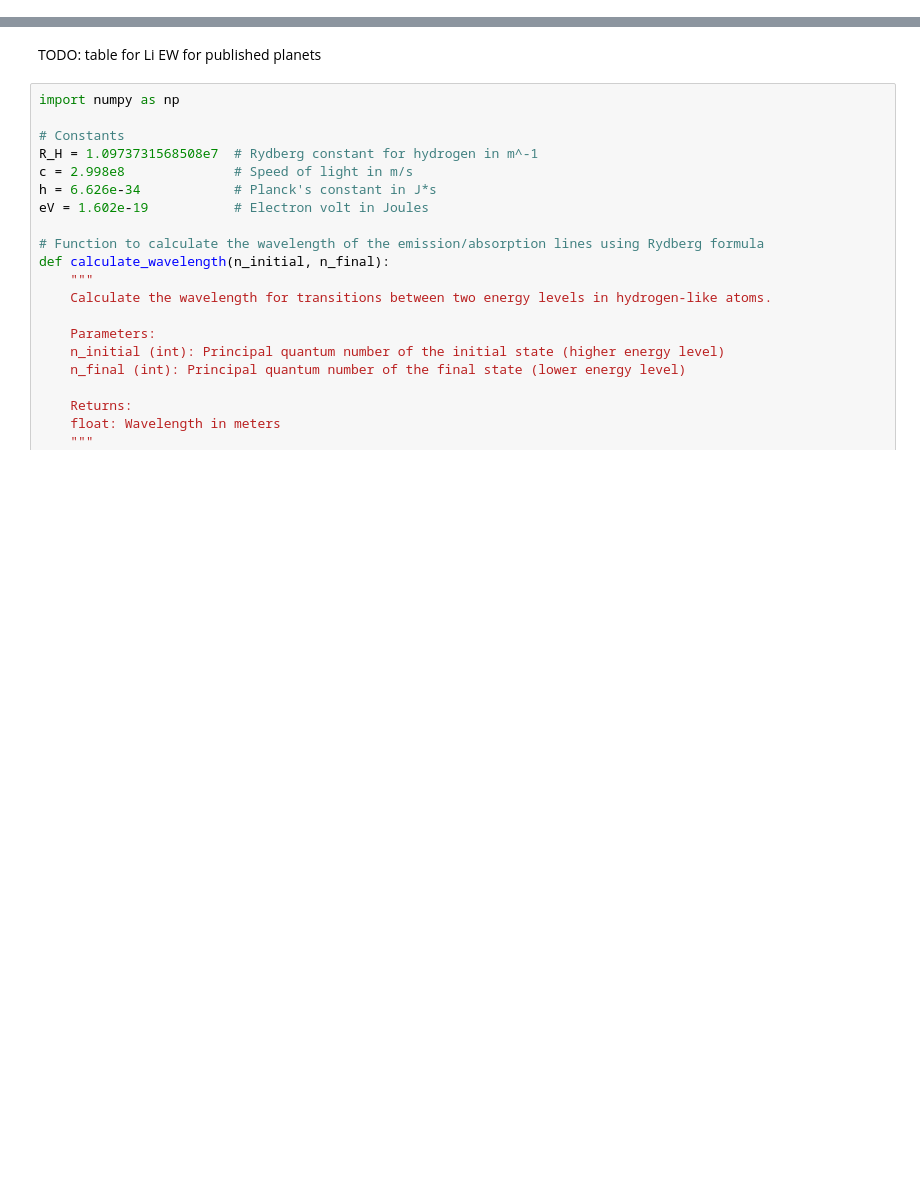
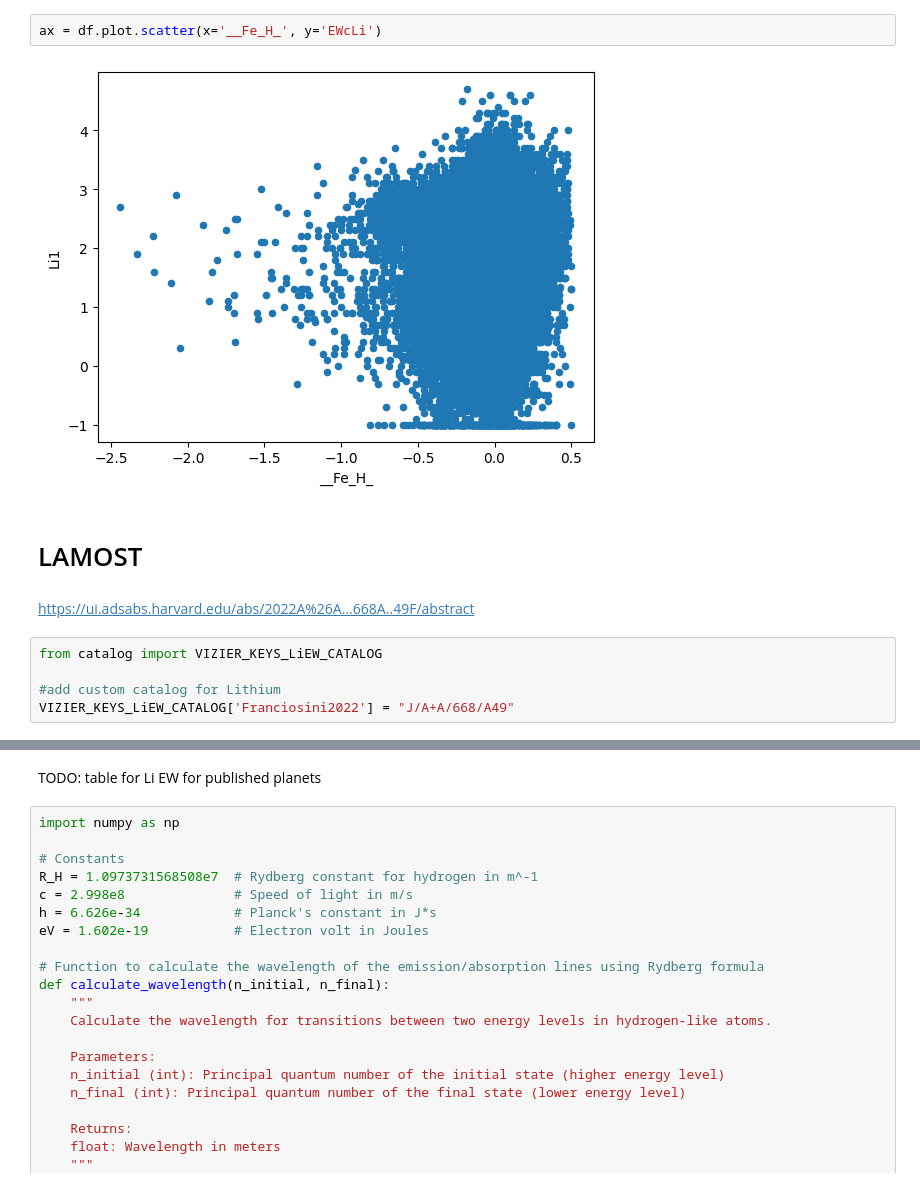
Before and after one commit to jpdeleon/wakai, a Jupyter notebook: notebooks/Li_EW.ipynb, the cells around one changed output, grey strips where cells are left out. Cells and saved outputs as stored; diff of their text form; blank space fills up the shorter version.

```diff
--- a/notebooks/Li_EW.ipynb
+++ b/notebooks/Li_EW.ipynb
@@ -0,0 +114,13 @@
+# %%
+ax = df.plot.scatter(x='__Fe_H_', y='EWcLi')
+# %% [output]
+[figure, added]
+# %% [markdown]
+# LAMOST
+# %% [markdown]
+https://ui.adsabs.harvard.edu/abs/2022A%26A...668A..49F/abstract
+# %%
+from catalog import VIZIER_KEYS_LiEW_CATALOG
+
+#add custom catalog for Lithium
+VIZIER_KEYS_LiEW_CATALOG['Franciosini2022'] = "J/A+A/668/A49"
```
Also changed, not shown: parts of 21 cells of this notebook, 17 other files.
